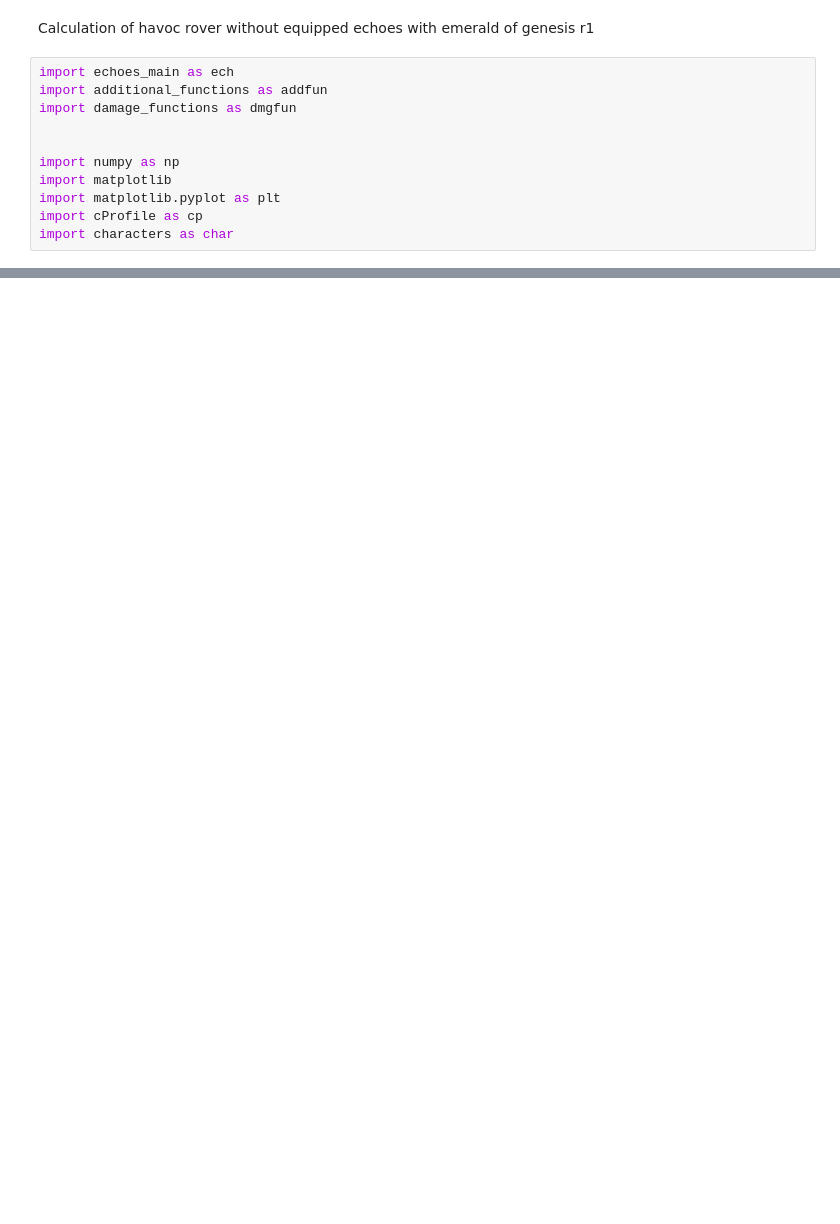
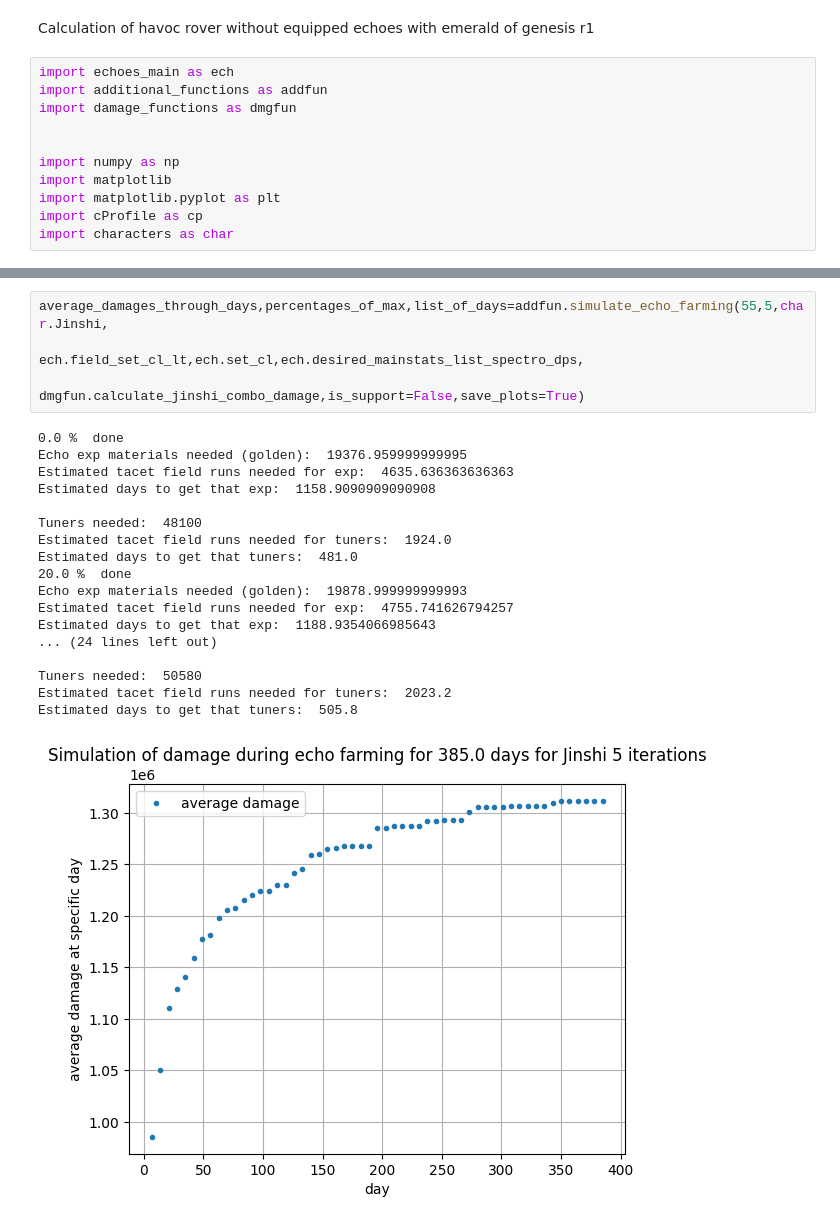
Before and after one commit to Devastator-dev/echoes_public, a Jupyter notebook: calculations_and_graphs.ipynb, the cells around one changed output, grey strips where cells are left out. Drawn from its saved outputs; the diff is of its cells as text; blank space fills up the shorter version.

```diff
--- a/calculations_and_graphs.ipynb
+++ b/calculations_and_graphs.ipynb
@@ -74,0 +95,23 @@ NameError: name 'ech' is not defined
+# %%
+average_damages_through_days,percentages_of_max,list_of_days=addfun.simulate_echo_farming(55,5,char.Jinshi,
+                                                            ech.field_set_cl_lt,ech.set_cl,ech.desired_mainstats_list_spectro_dps,
+                                                            dmgfun.calculate_jinshi_combo_damage,is_support=False,save_plots=True)
+# %% [output]
+0.0 %  done
+Echo exp materials needed (golden):  19376.959999999995
+Estimated tacet field runs needed for exp:  4635.636363636363
+Estimated days to get that exp:  1158.9090909090908
+
+Tuners needed:  48100
+Estimated tacet field runs needed for tuners:  1924.0
+Estimated days to get that tuners:  481.0
+20.0 %  done
+Echo exp materials needed (golden):  19878.999999999993
+Estimated tacet field runs needed for exp:  4755.741626794257
+Estimated days to get that exp:  1188.9354066985643
+... (24 lines left out)
+
+Tuners needed:  50580
+Estimated tacet field runs needed for tuners:  2023.2
+Estimated days to get that tuners:  505.8
+[figure, added]
```
Also changed, not shown: parts of 5 cells of this notebook, 3 other files.
